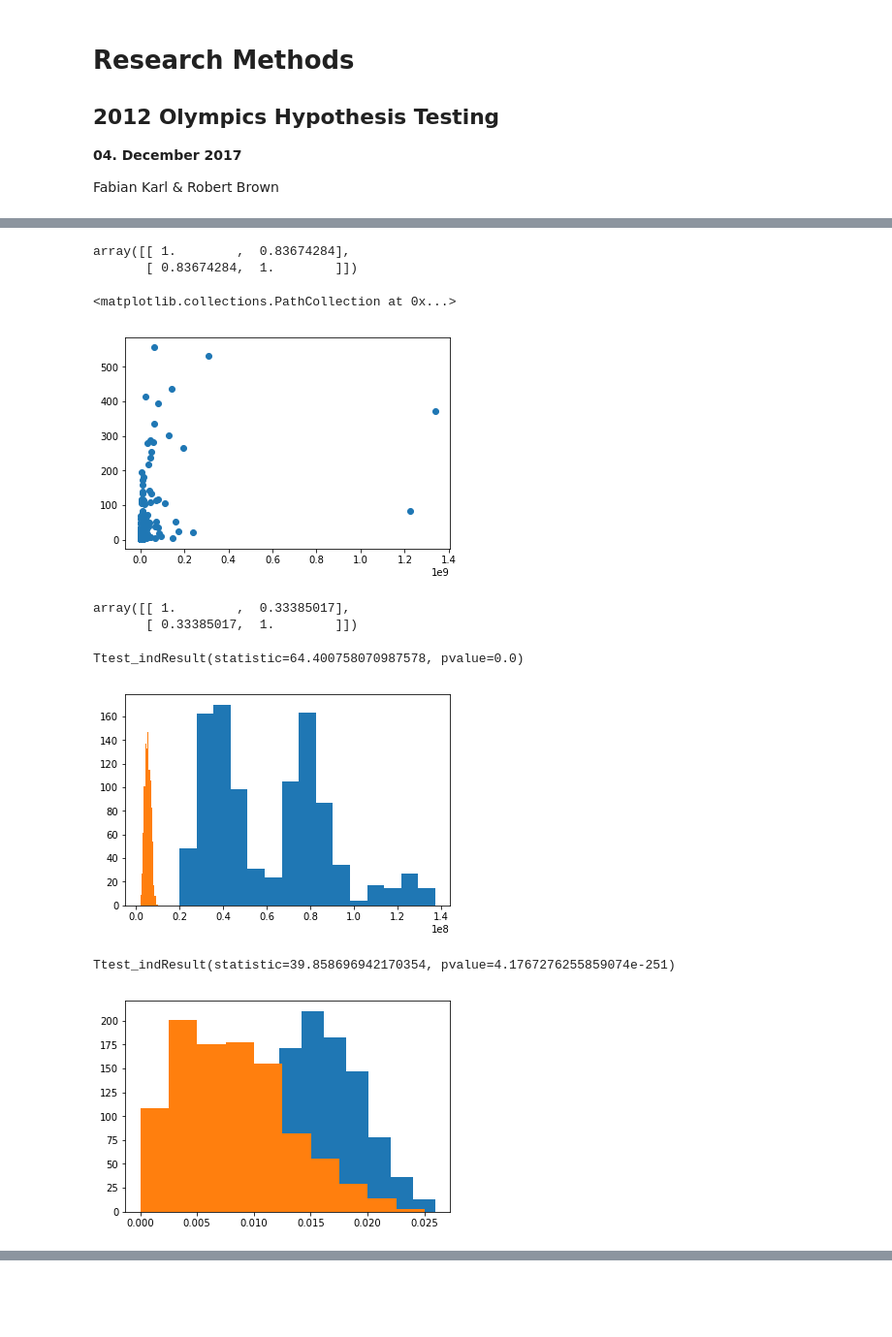
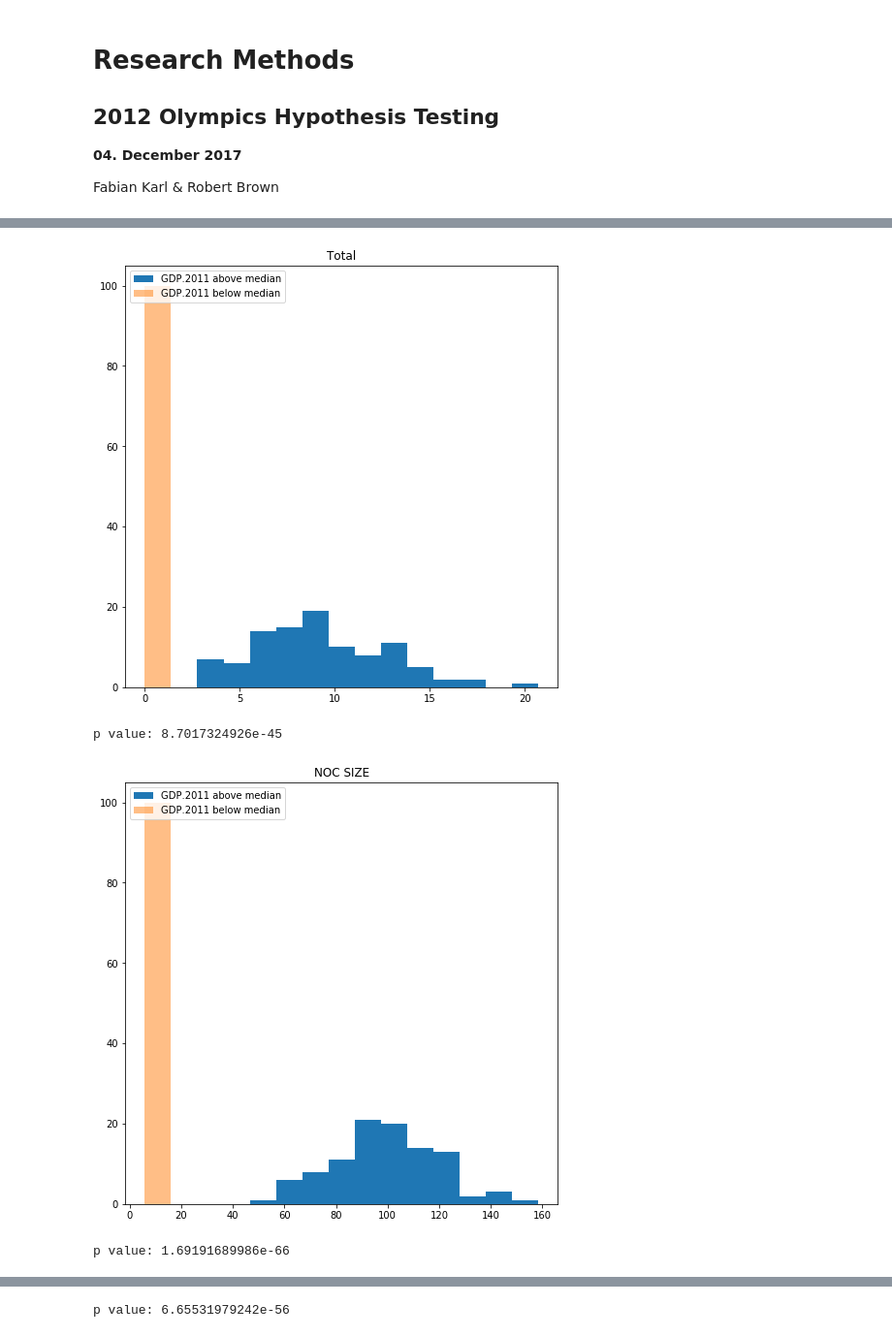
Before and after one commit to rab170/research-methods, a Jupyter notebook: olympics-hypothesis-testing/hypothesis_testing.ipynb, the cells around one changed output, grey strips where cells are left out. Shown at 97% size. Cells and saved outputs as stored; diff of their text form; code cells hidden in the pictures; blank space fills up the shorter version.

```diff
--- a/olympics-hypothesis-testing/hypothesis_testing.ipynb
+++ b/olympics-hypothesis-testing/hypothesis_testing.ipynb
@@ -67,17 +73 @@ ax.scatter(df['GDP.2011'], df['Total'])
-# %%
-np.corrcoef(df['GDP.2011'], df['Total'])
-# %% [output]
-array([[ 1.        ,  0.83674284],
-       [ 0.83674284,  1.        ]])
-# %%
-fig, ax = plt.subplots()
-ax.scatter(df['pop.2010'], df['NOC SIZE'])
-# %% [output]
-<matplotlib.collections.PathCollection at 0x...>
-[figure, removed]
-# %%
-np.corrcoef(df['pop.2010'], df['NOC SIZE'])
-# %% [output]
-array([[ 1.        ,  0.33385017],
-       [ 0.33385017,  1.        ]])
 # %%
@@ -103,14 +89,25 @@ samples, mu = centeral_limit_theorem_samples('GDP.2011')
-# %%
-plt.hist(mu['above']['pop.2010'], bins=15)
-plt.hist(mu['below']['pop.2010'], bins = 15)
-stats.ttest_ind(mu['above']['pop.2010'], mu['below']['pop.2010'], equal_var=False)
-# %% [output]
-Ttest_indResult(statistic=64.400758070987578, pvalue=0.0)
-[figure, removed]
-# %%
-plt.hist(mu['above']['Bronze.Per.100K.pop'])
-plt.hist(mu['below']['Bronze.Per.100K.pop'])
-stats.ttest_ind(mu['above']['Bronze.Per.100K.pop'], mu['below']['Bronze.Per.100K.pop'], equal_var=False)
-# %% [output]
-Ttest_indResult(statistic=39.858696942170354, pvalue=4.1767276255859074e-251)
-[figure, removed]
+# %%
+split_feature = 'GDP.2011'
+samples, mu = centeral_limit_theorem_samples(split_feature, N = 25, M = 100)
+
+for feature in ['Total', 'NOC SIZE', 'Athlete rank score']:
+    a = mu['above'][feature]
+    b = mu['below'][feature]
+
+    fig = plt.figure(figsize=(8, 8))
+    axes = fig.add_subplot(111)
+
+    bins=np.histogram(np.hstack((a,b)), bins=15)[1]
+    axes.hist(a, bins, label = '{0} above median'.format(split_feature))
+    axes.hist(b, bins, label = '{0} below median'.format(split_feature), alpha=0.5)
+    axes.set_title(feature)
+    axes.legend(loc=2);
+    plt.show(fig)
+
+    res = stats.ttest_ind(a, b, equal_var=False)
+    print 'p value: {0}'.format(res.pvalue)
+# %% [output]
+[figure, added]
+p value: 8.7017324926e-45
+[figure, added]
+p value: 1.69191689986e-66
@@ -116,0 +115 @@ Ttest_indResult(statistic=39.858696942170354, pvalue=4.1767276255859074e-251)
+p value: 6.65531979242e-56
```
Also changed, not shown: parts of 21 cells of this notebook.
